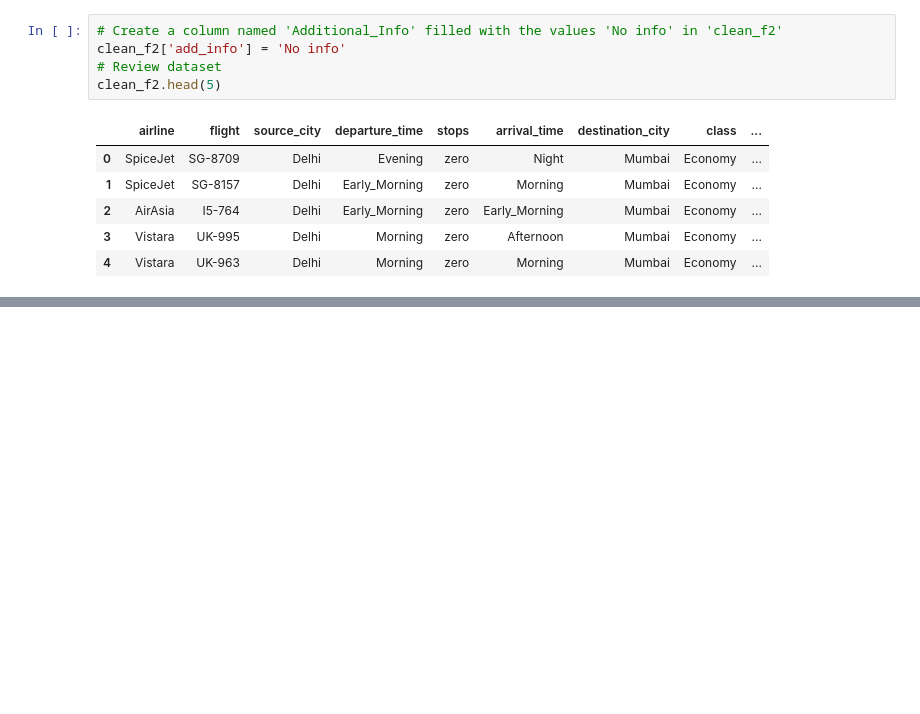
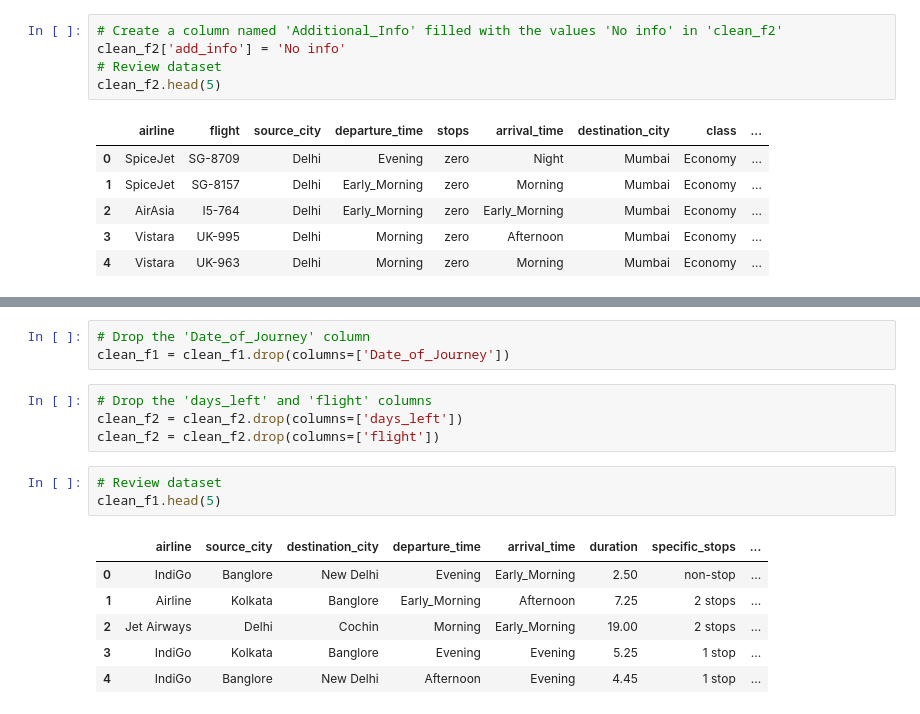
Before and after one commit to r41ss4/rennes_da, a Jupyter notebook: merging_data.ipynb, the cells around one changed output, grey strips where cells are left out. Cells and saved outputs as stored; diff of their text form; blank space fills up the shorter version.

```diff
--- a/merging_data.ipynb
+++ b/merging_data.ipynb
@@ -428,0 +390,17 @@ memory usage: 1010.0+ KB
+# %%
+# Drop the 'Date_of_Journey' column
+clean_f1 = clean_f1.drop(columns=['Date_of_Journey'])
+# %%
+# Drop the 'days_left' and 'flight' columns
+clean_f2 = clean_f2.drop(columns=['days_left'])
+clean_f2 = clean_f2.drop(columns=['flight'])
+# %%
+# Review dataset
+clean_f1.head(5)
+# %% [output]
+|  | airline | source_city | destination_city | departure_time | arrival_time | duration | specific_stops | ... |
+| 0 | IndiGo | Banglore | New Delhi | Evening | Early_Morning | 2.50 | non-stop | ... |
+| 1 | Airline | Kolkata | Banglore | Early_Morning | Afternoon | 7.25 | 2 stops | ... |
+| 2 | Jet Airways | Delhi | Cochin | Morning | Early_Morning | 19.00 | 2 stops | ... |
+| 3 | IndiGo | Kolkata | Banglore | Evening | Evening | 5.25 | 1 stop | ... |
+| 4 | IndiGo | Banglore | New Delhi | Afternoon | Evening | 4.45 | 1 stop | ... |
```
Also changed, not shown: parts of 14 cells of this notebook, 1 other file.
